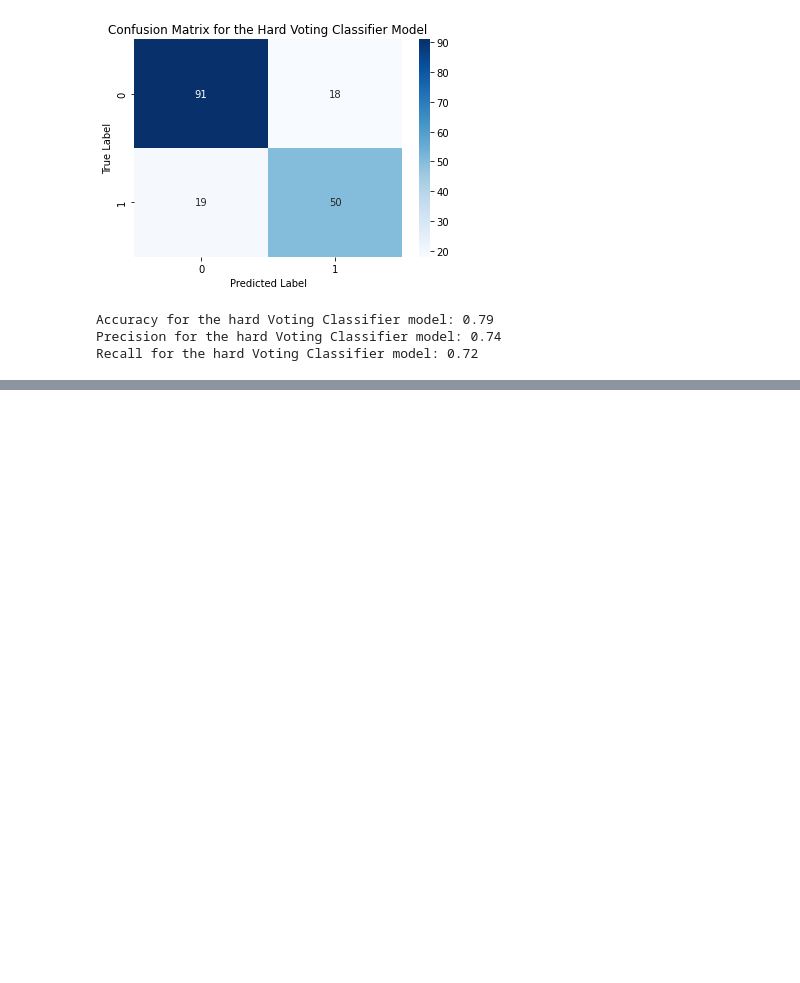
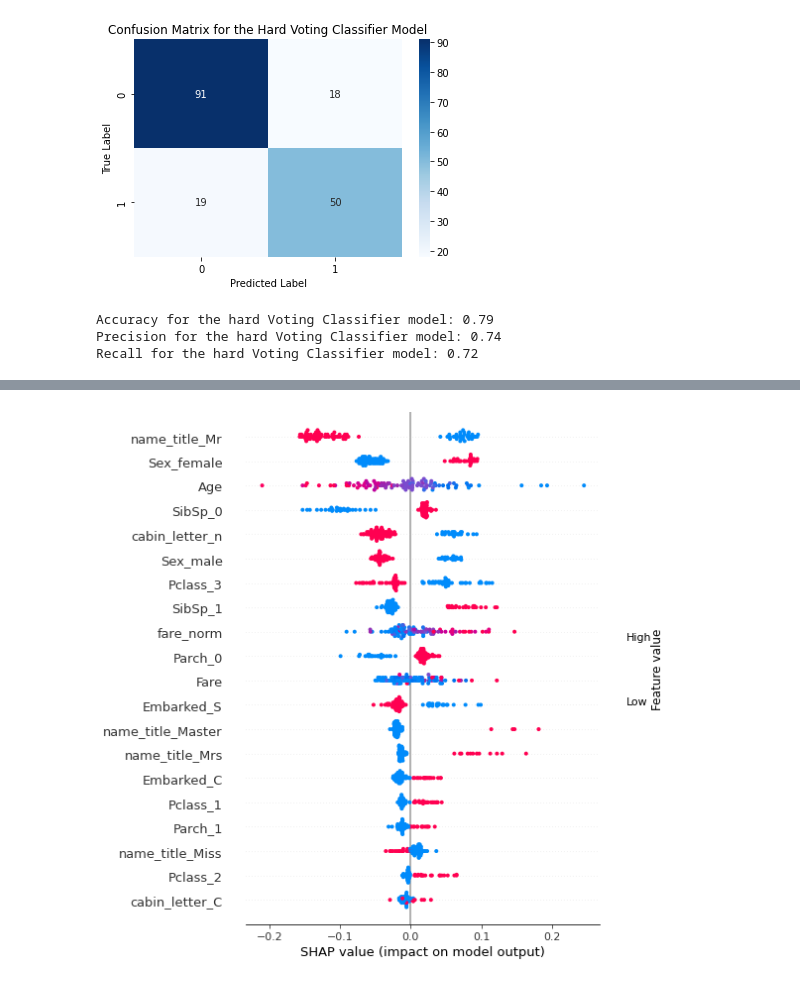
Before and after one commit to semacki2/20220809_titanitc_ken_jee_walkthrough, a Jupyter notebook: analysis.ipynb, the cells around one changed output, grey strips where cells are left out. Drawn from its saved outputs; the diff is of its cells as text; code cells hidden in the pictures; blank space fills up the shorter version.

```diff
--- a/analysis.ipynb
+++ b/analysis.ipynb
@@ -987,0 +1023,11 @@ Recall for the hard Voting Classifier model: 0.72
+# %%
+# use shap to explain the most important features for the soft voting ensemble
+import shap
+
+# create a shap kernel explainer for the soft voting ensemble
+soft_voting_explainer = shap.KernelExplainer(best_clf_weight.predict_proba, shap.sample(X_train_final, 10))
+
+data_for_shap = X_train_final.sample(n=100)
+
+# get the shap values for the validation set
+soft_voting_shap_values = soft_voting_explainer.shap_values(data_for_shap)
@@ -987,0 +1056,5 @@ Recall for the hard Voting Classifier model: 0.72
+# %%
+# shap summary plot for the soft voting ensemble
+shap.initjs()
+shap.summary_plot(soft_voting_shap_values[1], data_for_shap, )
+# %% [output]
@@ -987,0 +1062 @@ Recall for the hard Voting Classifier model: 0.72
+[figure, added]
```
Also changed, not shown: parts of 4 cells of this notebook.
